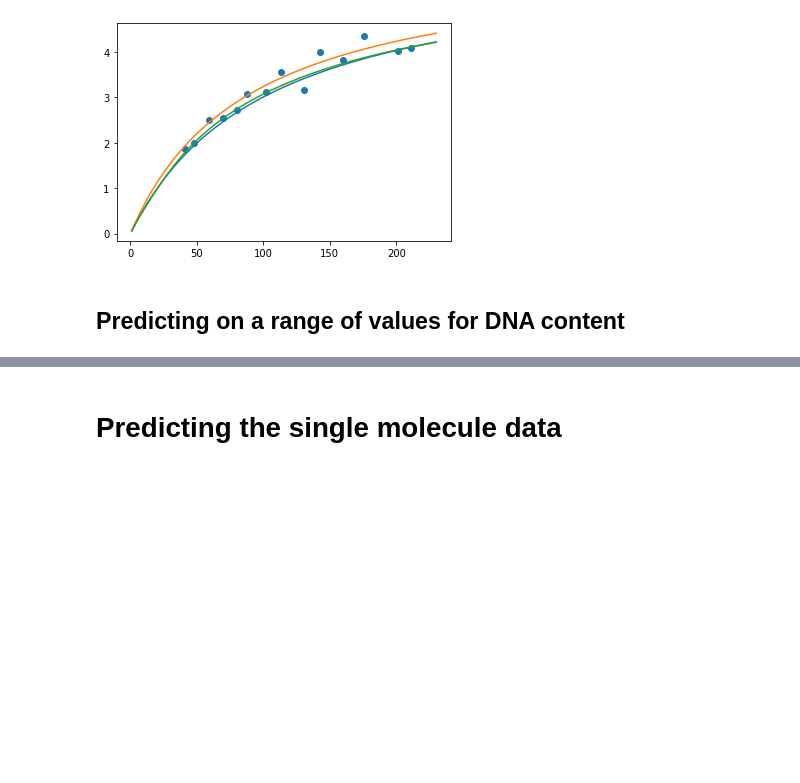
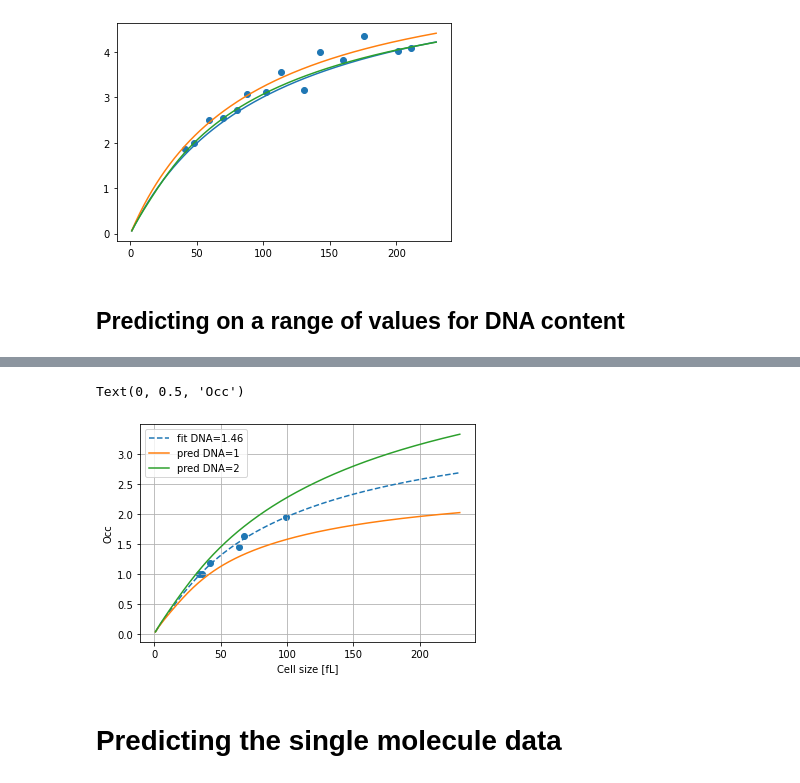
Before and after one commit to LucasFuentesValenzuela/RNApII_models, a Jupyter notebook: notebooks/Transcriptional_Scaling_20221108.ipynb, the cells around one changed output, grey strips where cells are left out. Saved outputs shown, nothing was run; the diff lists cells and outputs as text; code cells hidden in the pictures; blank space fills up the shorter version.

```diff
--- a/notebooks/Transcriptional_Scaling_20221108.ipynb
+++ b/notebooks/Transcriptional_Scaling_20221108.ipynb
@@ -212,3 +223,25 @@ plt.legend()
+# %%
+y146 = obj3(x_new, a146, b146)
+
+y1_146 = obj3(x_new, a146 * 1.46, b146 * 1.46)
+y2_146 = obj3(x_new, a146 * 1.46/2, b146 * 1.46/2)
+# %%
+plt.scatter(df_146[col_vol], df_146[col_RNA])
+plt.plot(x_new, y146, "--", label="fit DNA=1.46")
+
+plt.plot(x_new, y1_146, label="pred DNA=1")
+plt.plot(x_new, y2_146, label="pred DNA=2")
+
+# plt.scatter(df_dip[col_vol], df_dip[col_RNA])
+# plt.scatter(df_hap[col_vol], df_hap[col_RNA])
+
+plt.legend()
+plt.grid()
+plt.xlabel("Cell size [fL]")
+plt.ylabel("Occ")
+# %% [output]
+Text(0, 0.5, 'Occ')
+[figure, added]
 # %% [markdown]
 # Predicting the single molecule data
 # %%
```
Also changed, not shown: parts of 15 cells of this notebook.
